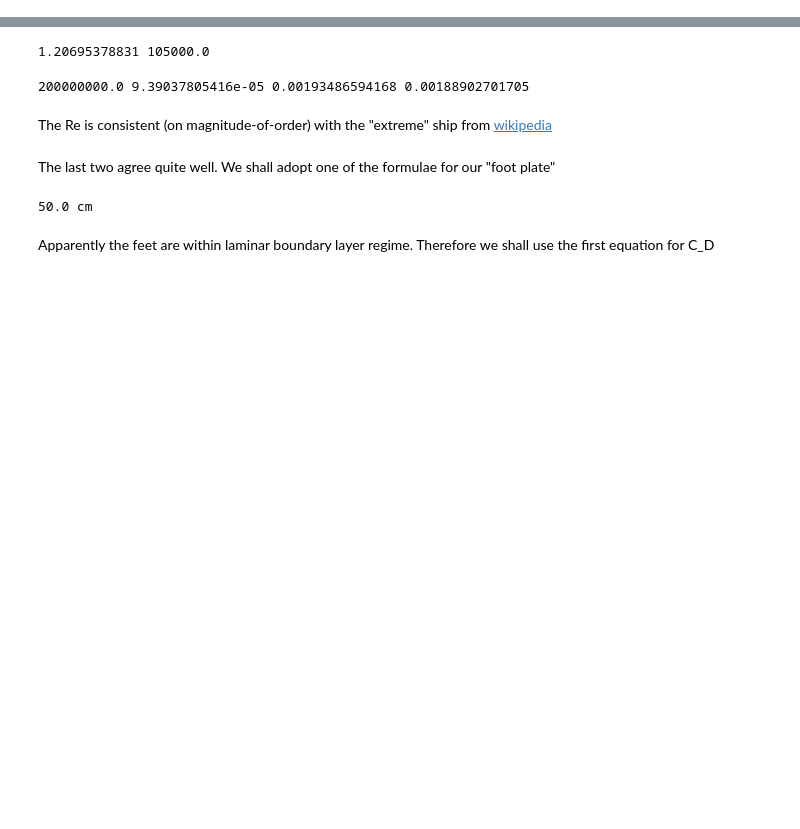
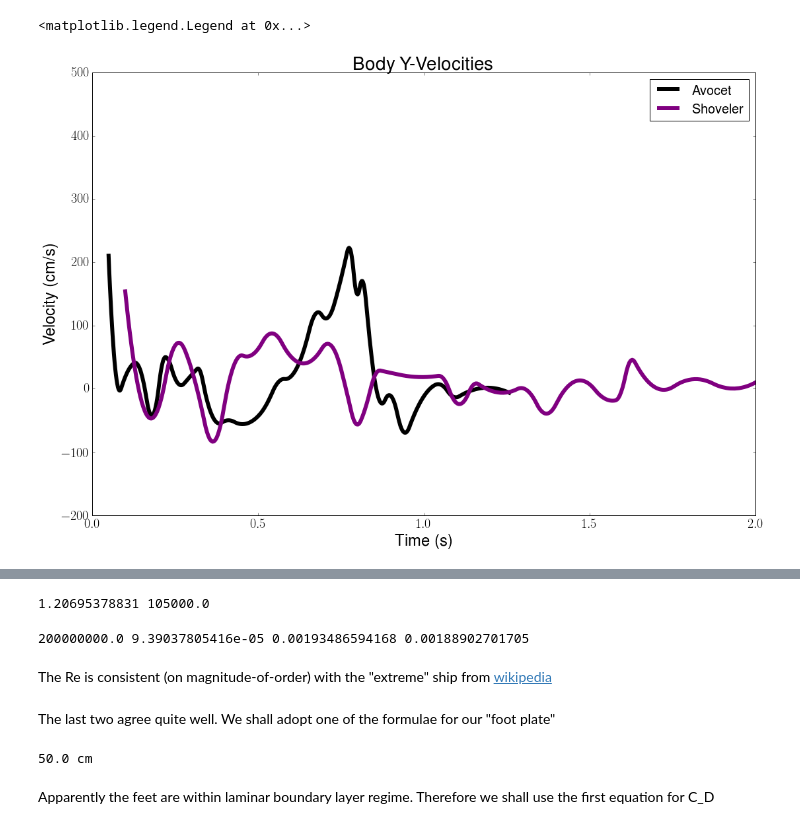
Before and after one commit to Ravirajadrangi/Biomechanics-of-Flight., a Jupyter notebook: others/estimates.ipynb, the cells around one changed output, grey strips where cells are left out. Drawn from its saved outputs; the diff is of its cells as text; code cells hidden in the pictures; blank space fills up the shorter version.

```diff
--- a/others/estimates.ipynb
+++ b/others/estimates.ipynb
@@ -7,0 +6,16 @@ from astropy import constants as c
+# %%
+import numpy as np
+import pandas as pd
+from astropy import units as u
+from astropy import constants as c
+import matplotlib.pyplot as plt
+%matplotlib inline
+
+## some settings for plotting display
+plt.rcParams['figure.figsize'] = (18,12)
+plt.rcParams['axes.titlesize'] = 28
+plt.rcParams['axes.labelsize'] = 24
+plt.rcParams['xtick.labelsize'] = 20
+plt.rcParams['ytick.labelsize'] = 20
+plt.rcParams['legend.fontsize'] = 20
+plt.rc('text', usetex=True)
@@ -7,0 +42,9 @@ from astropy import constants as c
+# %%
+plt.plot(avo_ne_df['t'],avo_ne_df['vy'],c='k',lw=6,label='Avocet')
+plt.plot(sho_ne_df['t'],sho_ne_df['vy'],c='purple',lw=6,label='Shoveler')
+plt.title('Body Y-Velocities'); plt.xlabel('Time (s)'); plt.ylabel('Velocity (cm/s)')
+plt.ylim(-200,500)
+plt.legend()
+# %% [output]
+<matplotlib.legend.Legend at 0x...>
+[figure, added]
```
Also changed, not shown: parts of 24 cells of this notebook, 1 other file.
